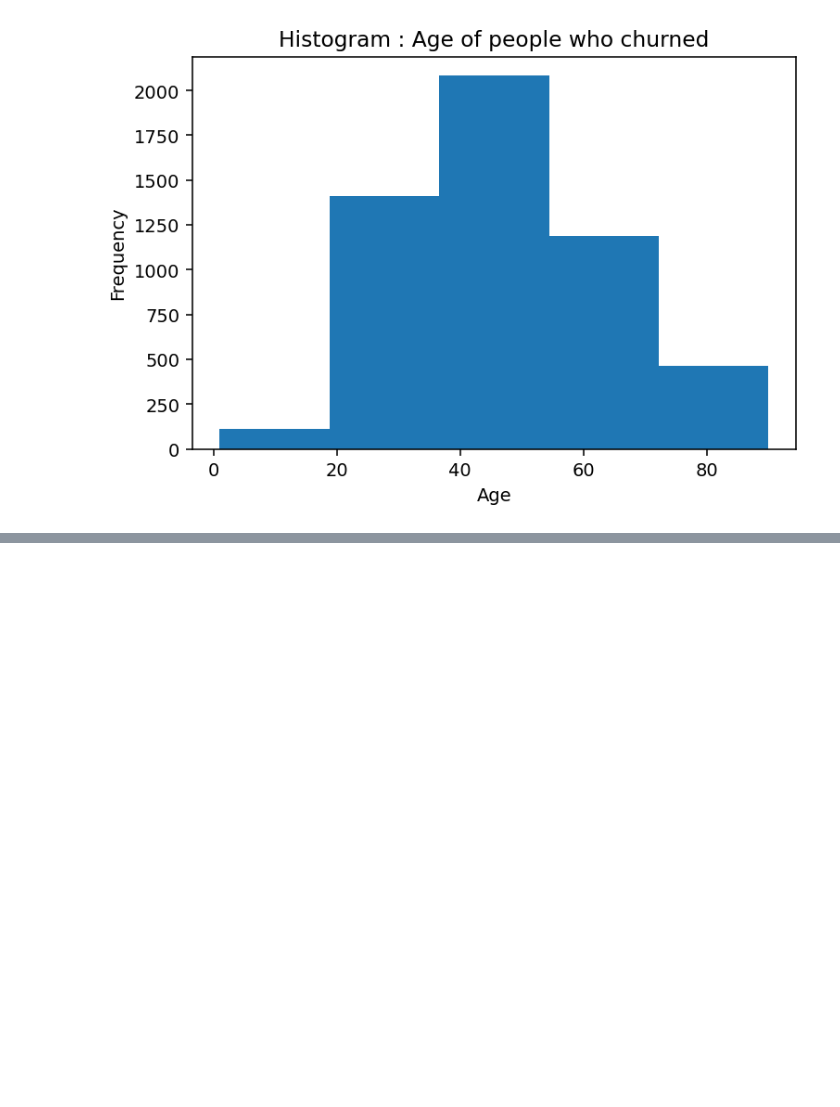
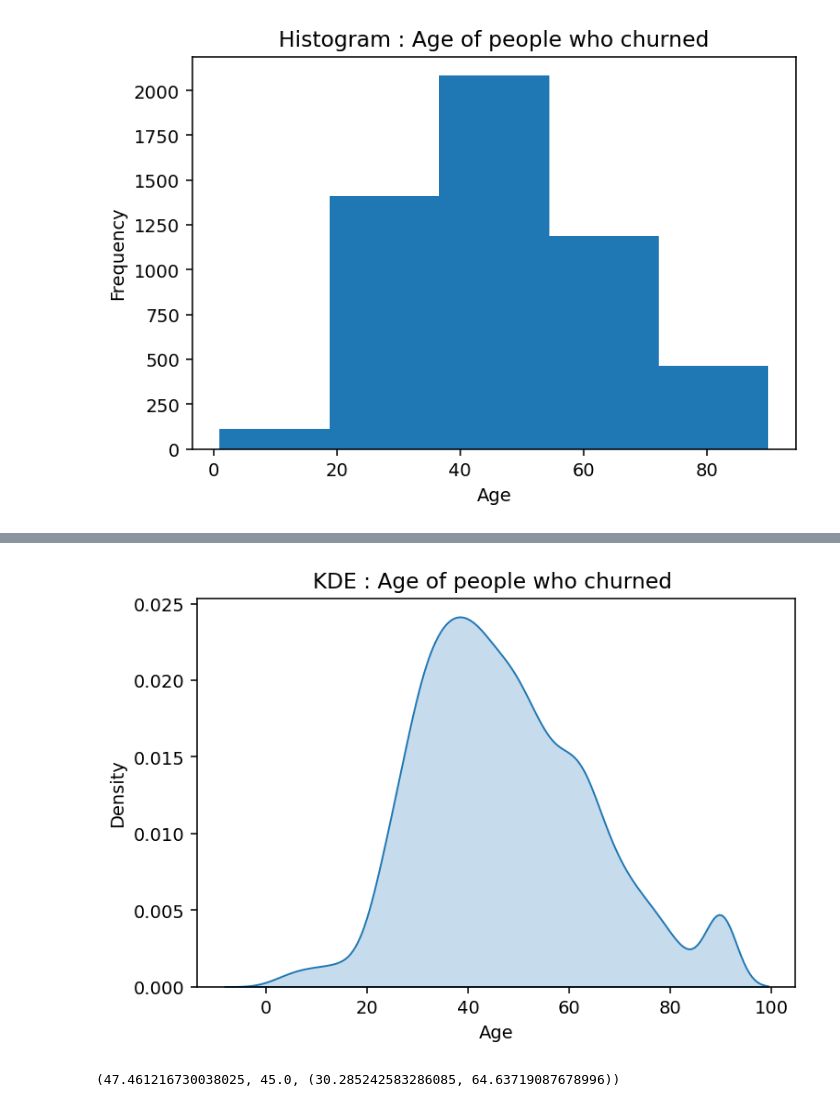
Before and after one commit to jarvismayur/Data-Science-Projects-Pratices, a Jupyter notebook: 46 Exploratory Data Analysis - KDE Plots.ipynb, the cells around one changed output, grey strips where cells are left out. Drawn from its saved outputs; the diff is of its cells as text; code cells hidden in the pictures; blank space fills up the shorter version.

```diff
--- a/46 Exploratory Data Analysis - KDE Plots.ipynb
+++ b/46 Exploratory Data Analysis - KDE Plots.ipynb
@@ -72,0 +81,10 @@ plt.show()
+# %%
+# plotting KDE plot using Seaborn
+plt.figure(dpi = 140)
+sns.kdeplot(churn_age, shade = True)
+plt.xlabel("Age")
+plt.ylabel("Density")
+plt.title("KDE : Age of people who churned ")
+plt.show()
+# %% [output]
+[figure, added]
@@ -72,0 +96,5 @@ plt.show()
+# %%
+#checking
+mean, median, stdev
+# %% [output]
+(47.461216730038025, 45.0, (30.285242583286085, 64.63719087678996))
```
Also changed, not shown: parts of 3 cells of this notebook.
